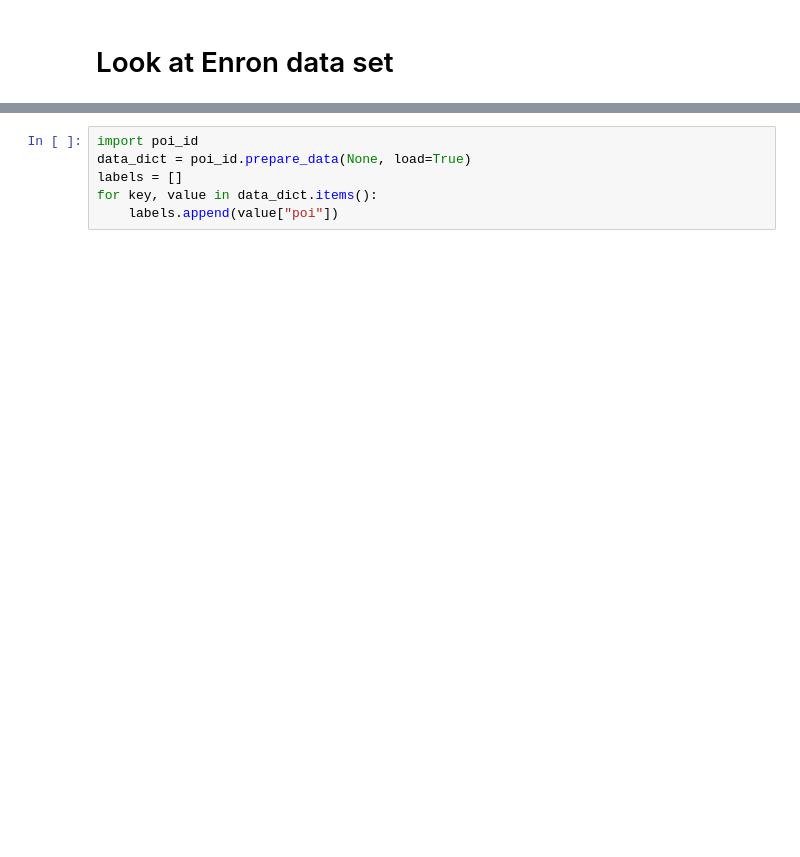
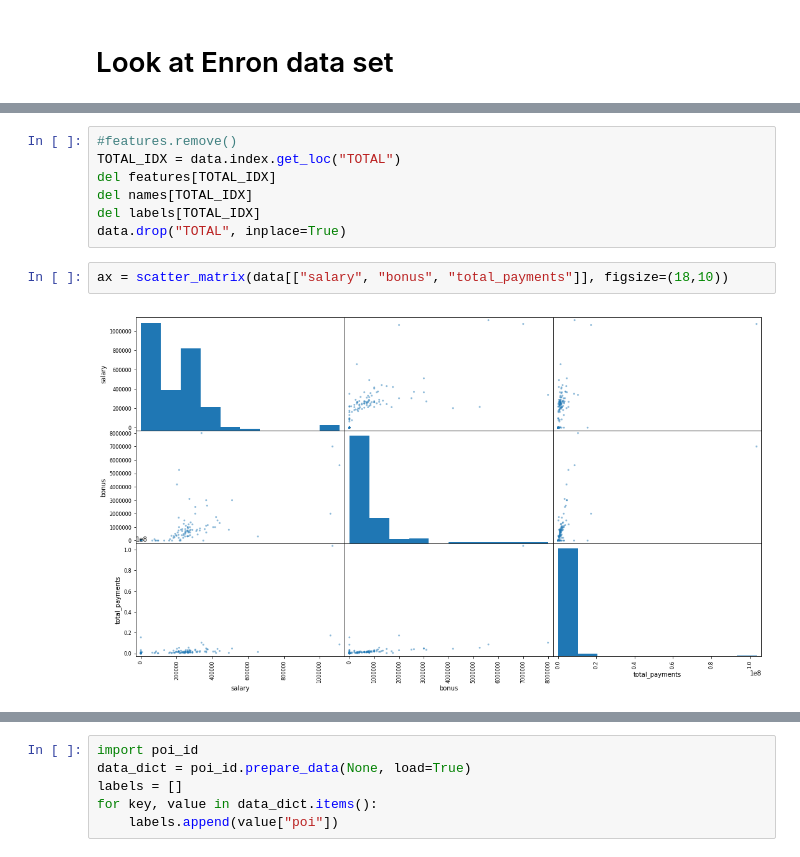
Before and after one commit to mbunse/ud120-projects, a Jupyter notebook: final_project/Look At Enron data set.ipynb, the cells around one changed output, grey strips where cells are left out. Cells and saved outputs as stored; diff of their text form; blank space fills up the shorter version.

```diff
--- a/final_project/Look At Enron data set.ipynb
+++ b/final_project/Look At Enron data set.ipynb
@@ -4,0 +113,11 @@
+# %%
+#features.remove()
+TOTAL_IDX = data.index.get_loc("TOTAL")
+del features[TOTAL_IDX]
+del names[TOTAL_IDX]
+del labels[TOTAL_IDX]
+data.drop("TOTAL", inplace=True)
+# %%
+ax = scatter_matrix(data[["salary", "bonus", "total_payments"]], figsize=(18,10))
+# %% [output]
+[figure, added]
```
Also changed, not shown: parts of 35 cells of this notebook, 1 other file.
